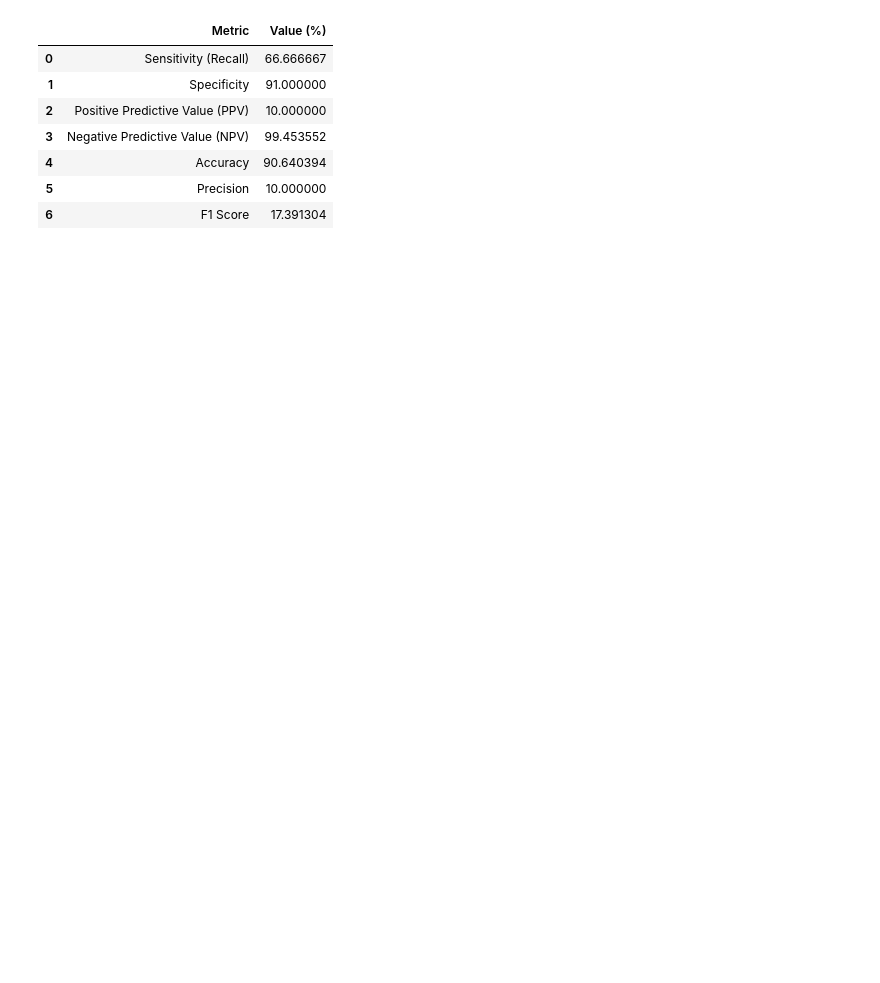
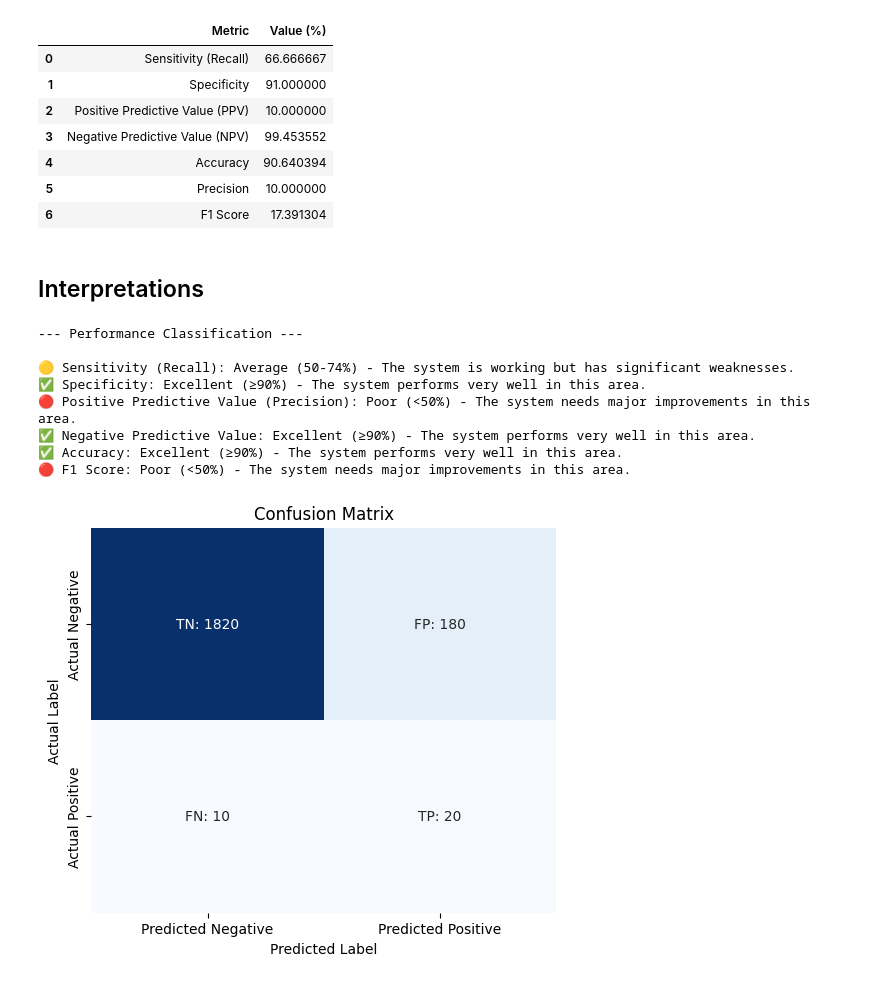
Before and after one commit to aliuliare/Physiological-signal-processing, a Jupyter notebook: PSP_performance evaluation.ipynb, the cells around one changed output. Cells and saved outputs as stored; diff of their text form; code cells hidden in the pictures; blank space fills up the shorter version.

```diff
--- a/PSP_performance evaluation.ipynb
+++ b/PSP_performance evaluation.ipynb
@@ -35,3 +35,75 @@ results
 | 4 | Accuracy | 90.640394 |
 | 5 | Precision | 10.000000 |
 | 6 | F1 Score | 17.391304 |
+# %% [markdown]
+## Interpretations
+# %%
+import pandas as pd
+import matplotlib.pyplot as plt
+import seaborn as sns
+import numpy as np
+
+# Given test results
+TP = 20  # True Positive
+FP = 180 # False Positive
+FN = 10  # False Negative
+TN = 1820 # True Negative
+
+# Compute metrics
+sensitivity = TP / (TP + FN) * 100  # Sensitivity (Recall)
+specificity = TN / (TN + FP) * 100  # Specificity
+ppv = TP / (TP + FP) * 100  # Positive Predictive Value (Precision)
+npv = TN / (TN + FN) * 100  # Negative Predictive Value
+accuracy = (TP + TN) / (TP + TN + FP + FN) * 100  # Accuracy
+f1_score = (2 * ppv * sensitivity) / (ppv + sensitivity) if (ppv + sensitivity) != 0 else 0
+
+# Classification system for metrics
+def classify_metric(value, metric_name):
+    """Classifies the given metric based on performance levels."""
+    if value >= 90:
+        return f"✅ {metric_name}: Excellent (≥90%) - The system performs very well in this area."
+    elif value >= 75:
+        return f"🟢 {metric_name}: Good (75-89%) - Performance is solid, but there's some room for improvement."
+    elif value >= 50:
+        return f"🟡 {metric_name}: Average (50-74%) - The system is working but has significant weaknesses."
+    else:
+        return f"🔴 {metric_name}: Poor (<50%) - The system needs major improvements in this area."
+
+# Display results with classification
+print("\n--- Performance Classification ---\n")
+print(classify_metric(sensitivity, "Sensitivity (Recall)"))
+print(classify_metric(specificity, "Specificity"))
+print(classify_metric(ppv, "Positive Predictive Value (Precision)"))
+print(classify_metric(npv, "Negative Predictive Value"))
+print(classify_metric(accuracy, "Accuracy"))
+print(classify_metric(f1_score, "F1 Score"))
+
+# Confusion Matrix Display
+def plot_confusion_matrix(TP, FP, FN, TN, title="Confusion Matrix"):
+    """Plots a confusion matrix as a heatmap."""
+    conf_matrix = np.array([[TN, FP], [FN, TP]])
+
+    labels = np.array([["TN: " + str(TN), "FP: " + str(FP)],
+                        ["FN: " + str(FN), "TP: " + str(TP)]])
+
+    plt.figure(figsize=(6,5))
+    sns.heatmap(conf_matrix, annot=labels, fmt="", cmap="Blues", cbar=False,
+                xticklabels=["Predicted Negative", "Predicted Positive"],
+                yticklabels=["Actual Negative", "Actual Positive"])
+
+    plt.title(title)
+    plt.xlabel("Predicted Label")
+    plt.ylabel("Actual Label")
+    plt.show()
+
+plot_confusion_matrix(TP, FP, FN, TN)
+# %% [output]
+--- Performance Classification ---
+
+🟡 Sensitivity (Recall): Average (50-74%) - The system is working but has significant weaknesses.
+✅ Specificity: Excellent (≥90%) - The system performs very well in this area.
+🔴 Positive Predictive Value (Precision): Poor (<50%) - The system needs major improvements in this area.
+✅ Negative Predictive Value: Excellent (≥90%) - The system performs very well in this area.
+✅ Accuracy: Excellent (≥90%) - The system performs very well in this area.
+🔴 F1 Score: Poor (<50%) - The system needs major improvements in this area.
+[figure, added]
```
Also changed, not shown: parts of 3 cells of this notebook, 2 other files.
